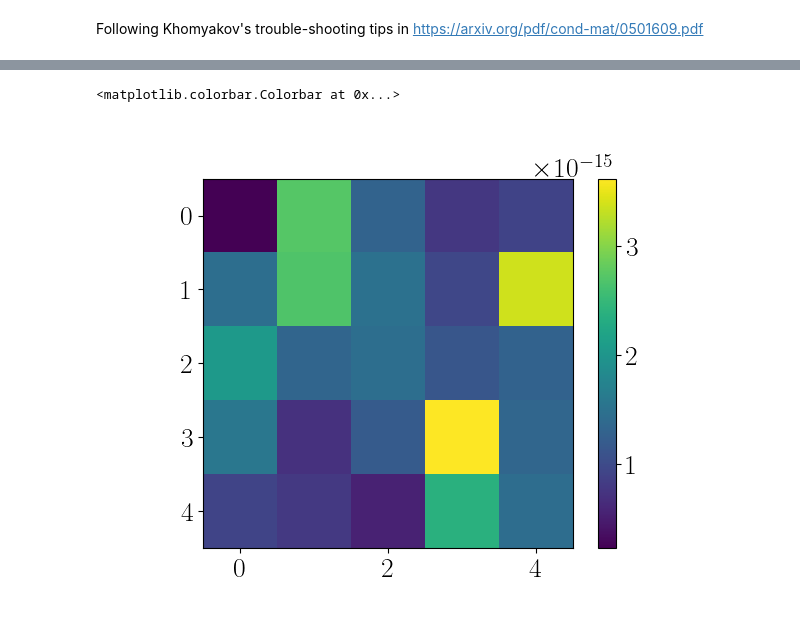
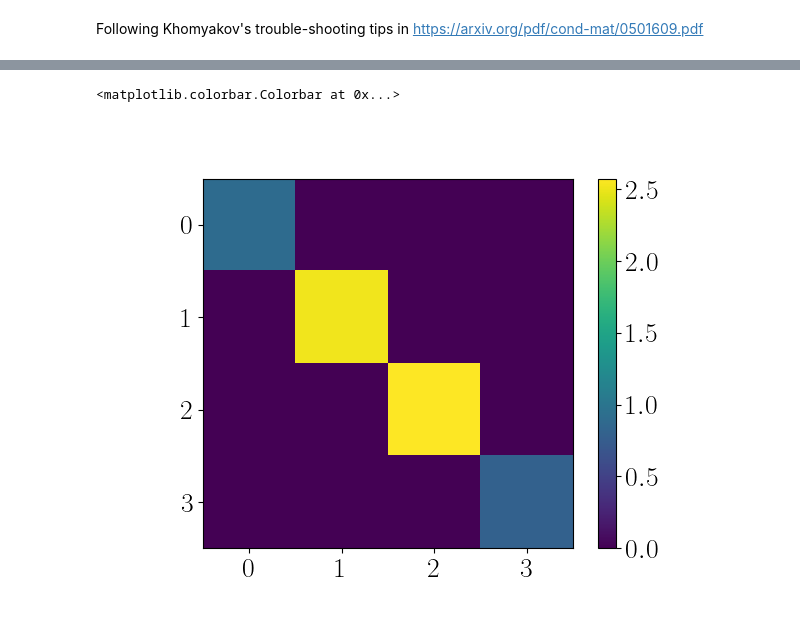
Before and after one commit to krishtoffel99/Josephson-Investigations-Old, a Jupyter notebook: Josephson effect and Supercurrents/diagnostics_2.ipynb, the cells around one changed output, grey strips where cells are left out. Drawn from its saved outputs; the diff is of its cells as text; code cells hidden in the pictures.

Commit message:
Computed physical transmission matrix by restricting to matrix elements between propagating states only.

```diff
--- a/Josephson effect and Supercurrents/diagnostics_2.ipynb
+++ b/Josephson effect and Supercurrents/diagnostics_2.ipynb
@@ -46,10 +49,10 @@ from scipy.linalg import orth
 # %%
-params = JosephsonParameters(W = 5 ,
+params = JosephsonParameters(W = 10 ,
                              L = 10,
                              t = 1,
                              a = 1 ,
                              flux = 0,
-                             energy = 0,
+                             energy = 0.5,
                              Delta = 0,
                              phase = 0,
                              mu = 1.2,
@@ -131,11 +212,11 @@ F_pos , F_neg , debug_dict = generalised_eigenvalue_problem(-1 , params)
-# %%
-# Checking F_pos and F_neg satisfy the correct equation of motion:
-matrix = ((params.energy*np.identity(params.W) - so.h_0(-1 , params)) - so.T(-1 + 1 , -1 , params)@F_neg
-          - so.T(-1 , +1 , params)@np.linalg.inv(F_neg))
-
-plt.figure()
-plt.imshow(np.abs(matrix))
-plt.colorbar()
-# %% [output]
-<matplotlib.colorbar.Colorbar at 0x...>
-[figure, removed]
+# %%
+lead_indices = [0 , params.L + 1]
+
+transmission, norm_trans = compute_transmission_matrix(lead_indices , params)
+# %%
+plt.figure()
+plt.imshow(np.abs(transmission))
+plt.colorbar()
+# %% [output]
+<matplotlib.colorbar.Colorbar at 0x...>
+[figure, added]
```
Also changed, not shown: parts of 4 cells of this notebook.
